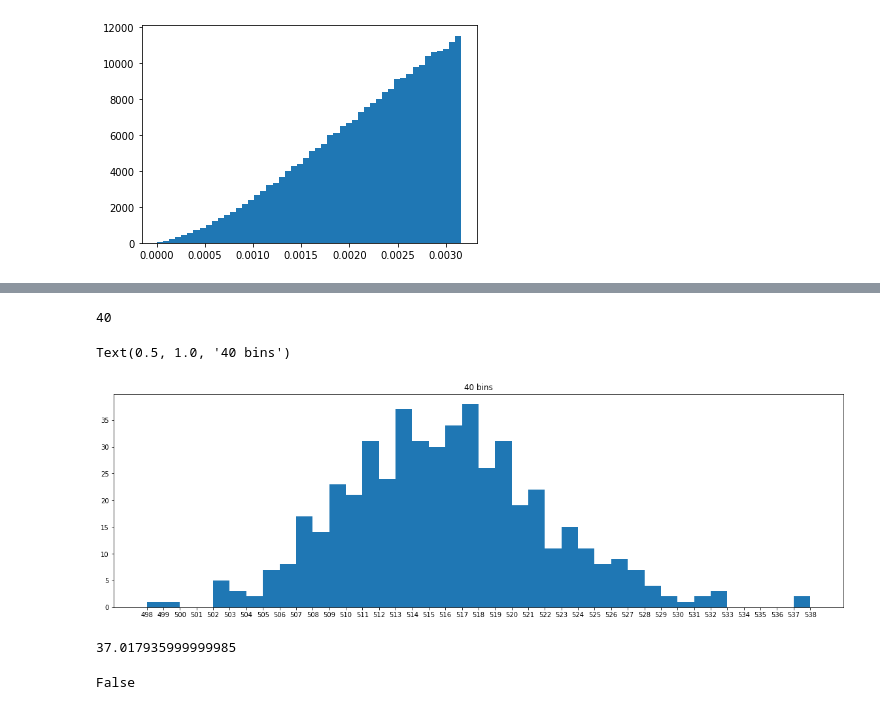
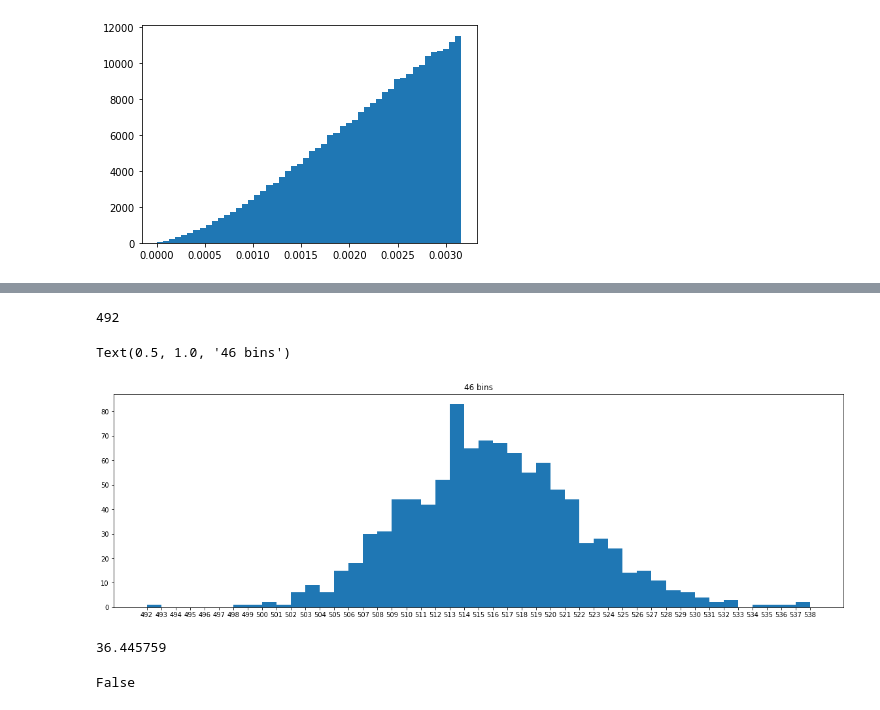
Before and after one commit to womeiyouleezi/janson-research, a Jupyter notebook: 07-06-20.ipynb, the cells around one changed output, grey strips where cells are left out. Cells and saved outputs as stored; diff of their text form; code cells hidden in the pictures.

Commit message:
changed asymp for new simul

```diff
--- a/07-06-20.ipynb
+++ b/07-06-20.ipynb
@@ -27,27 +29,28 @@ D = 2
 x_init = np.array([0.1, 0.1])
 x_goal = np.array([0.9, 0.9])
 # %%
+points = []
 distances = []
 S_n = []
 counts = []
 
-#g = open('slurm scripts/data/06-24-20/asymptotics-dim2_n50000.out', 'r')
-#for line in g:
-#    distances.append(float(line))
+T_n_indices = defaultdict(list)
 
 filename = 'slurm scripts/data/07-06-20/path_points/'
-for i in range(1,501):
+for i in range(1,1001):
     #if distances[i] == float('inf'):
     #    S_n.append(float('inf'))
     #    continue
     f = open(filename+str(i)+'-dim2-n1000000_pathpoints.pkl', "rb")
     pathpoints = pickle.load(f)
+    points.append(pathpoints)
     s_n = 0
     for j in range(len(pathpoints)-2):
         s_n += np.linalg.norm(pathpoints[j+1] - pathpoints[j])
     S_n.append(s_n)
     distances.append(s_n + np.linalg.norm(pathpoints[-1] - pathpoints[-2]))
     counts.append(len(pathpoints)-2)
+    T_n_indices[len(pathpoints)-2].append(i)
 
     if pathpoints[-1][0] != 0.9 or pathpoints[-1][1] != 0.9:
         print(i)
@@ -99,20 +127,20 @@ plt.hist(edge_lengths, bins = 50)
 # %%
 max(set(counts)) - min(set(counts))
 # %% [output]
-40
+492
 # %%
-num = 40
+num = 46
 plt.figure(figsize=(20, 6))
-plt.hist(counts, range(498, 539))
-plt.xticks(range(498, 539))
+plt.hist(counts, range(min(counts), 1+max(counts)))
+plt.xticks(range(min(counts), 1+max(counts)))
 plt.title(str(num) + ' bins')
 # %% [output]
-Text(0.5, 1.0, '40 bins')
+Text(0.5, 1.0, '46 bins')
-[figure, old version]
+[figure, new version]
 # %%
 np.std(counts) ** 2
 # %% [output]
-37.017935999999985
+36.445759
 # %%
 500 in counts
 # %% [output]
```
Also changed, not shown: parts of 21 cells of this notebook, 5 other files.
